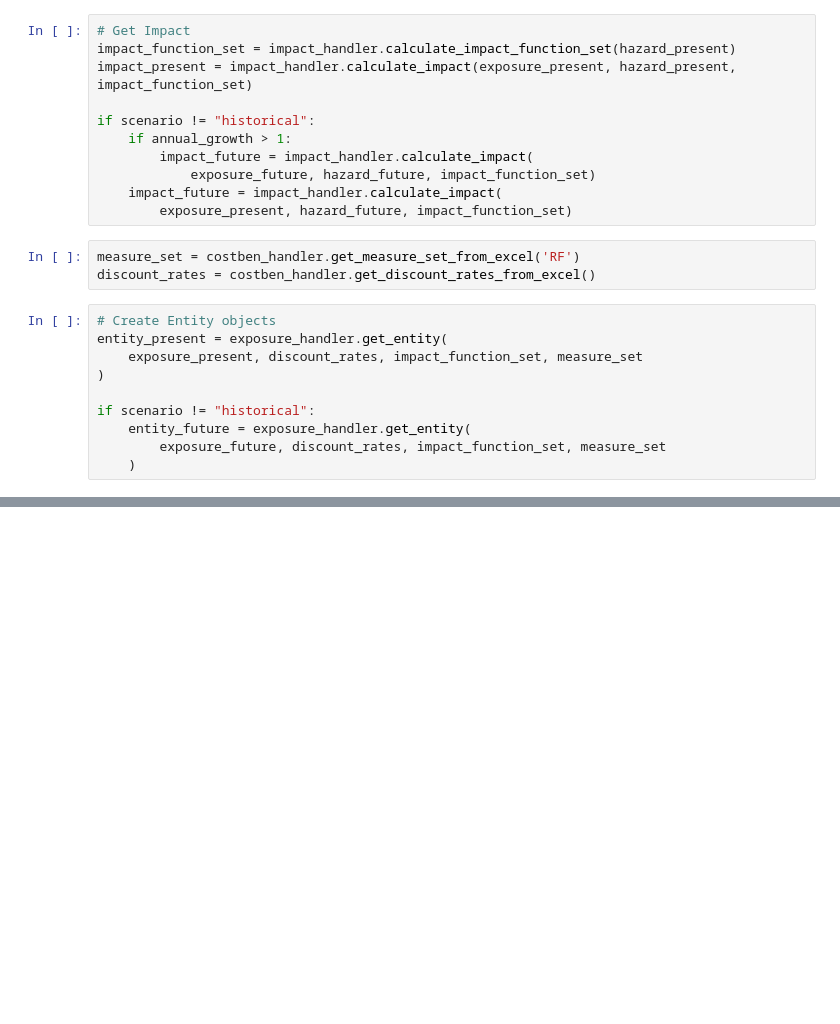
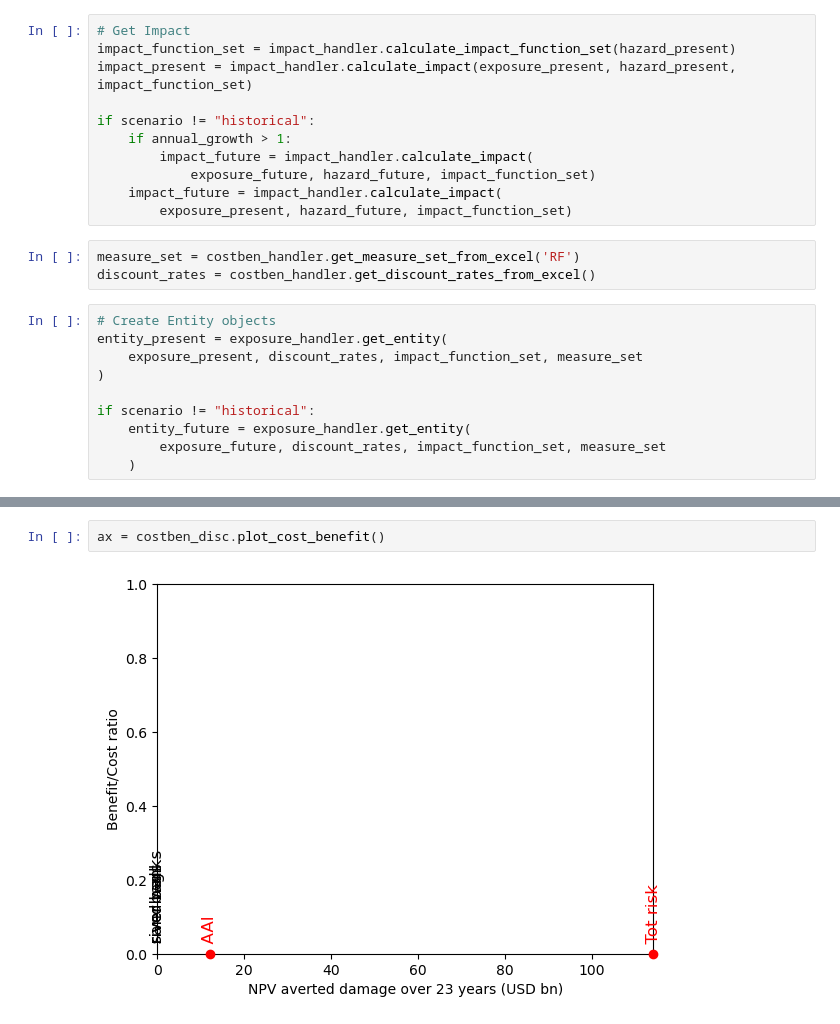
Before and after one commit to gkalomalos/ERA_projects_SWORD, a Jupyter notebook: backend/dev.ipynb, the cells around one changed output, grey strips where cells are left out. Saved outputs shown, nothing was run; the diff lists cells and outputs as text; blank space fills up the shorter version.

Commit message:
chore/Minor image adjustment to fit scale

```diff
--- a/backend/dev.ipynb
+++ b/backend/dev.ipynb
@@ -225,2 +392,6 @@ costben_disc.calc(hazard_present, entity_present, haz_future=hazard_future, ent_
+# %%
+ax = costben_disc.plot_cost_benefit()
+# %% [output]
+[figure, added]
 # %%
 # ax = cost_benefit.plot_cost_benefit()
```
Also changed, not shown: parts of 8 cells of this notebook, 1 other file.
